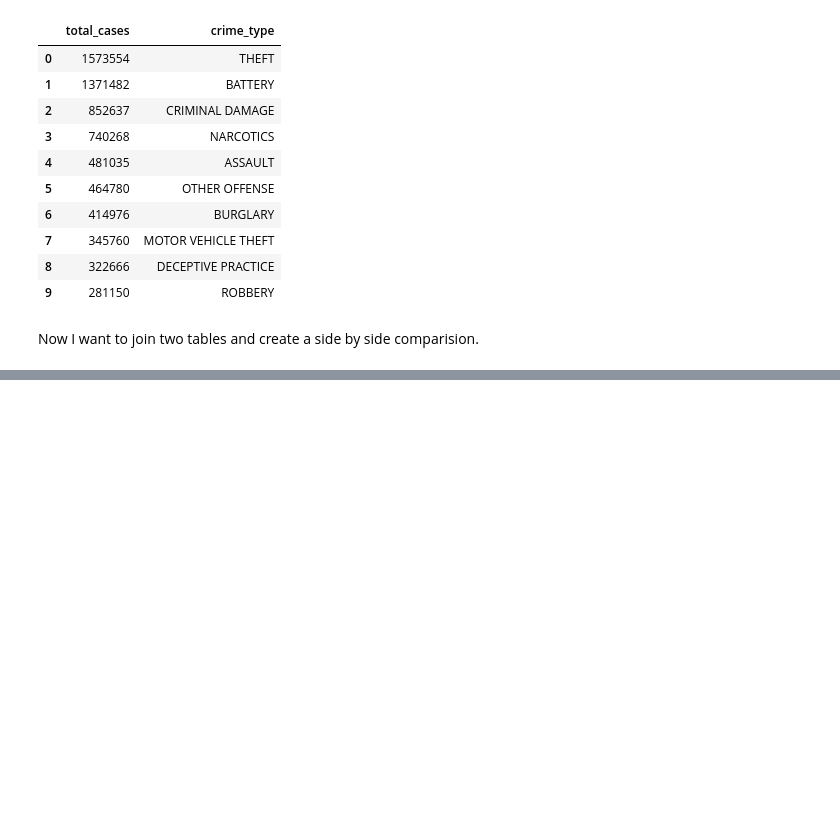
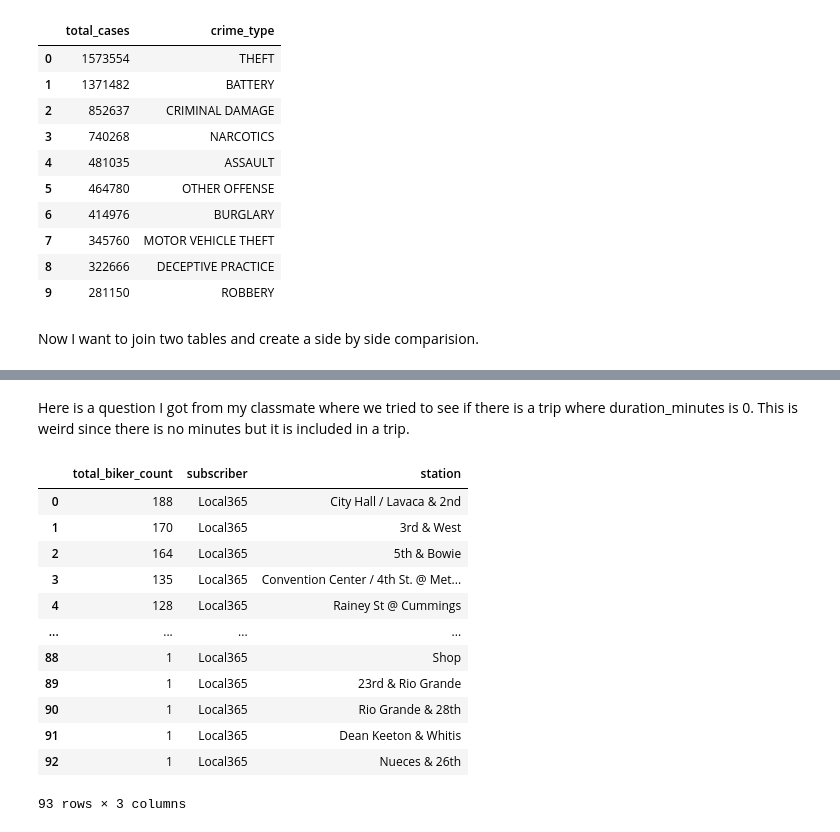
Before and after one commit to aayushbhurtel/Data_Visualization, a Jupyter notebook: Quiz7.ipynb, the cells around one changed output, grey strips where cells are left out. Cells and saved outputs as stored; diff of their text form; code cells hidden in the pictures; blank space fills up the shorter version.

```diff
--- a/Quiz7.ipynb
+++ b/Quiz7.ipynb
@@ -103,0 +131,23 @@ LIMIT 10
+# %% [markdown]
+Here is a question I got from my classmate where we tried to see if there is a trip where duration_minutes is 0. This is weird since there is no minutes but it is included in a trip.
+# %%
+%%bigquery --project data-viz-big-query
+SELECT COUNT(*) as total_biker_count, subscriber_type as subscriber, start_station_name as station
+FROM `bigquery-public-data.austin_bikeshare.bikeshare_trips`
+WHERE duration_minutes = 0 AND subscriber_type = "Local365"
+GROUP BY subscriber_type, station
+ORDER BY total_biker_count DESC
+# %% [output]
+|  | total_biker_count | subscriber | station |
+| 0 | 188 | Local365 | City Hall / Lavaca & 2nd |
+| 1 | 170 | Local365 | 3rd & West |
+| 2 | 164 | Local365 | 5th & Bowie |
+| 3 | 135 | Local365 | Convention Center / 4th St. @ Met... |
+| 4 | 128 | Local365 | Rainey St @ Cummings |
+| ... | ... | ... | ... |
+| 88 | 1 | Local365 | Shop |
+| 89 | 1 | Local365 | 23rd & Rio Grande |
+| 90 | 1 | Local365 | Rio Grande & 28th |
+| 91 | 1 | Local365 | Dean Keeton & Whitis |
+| 92 | 1 | Local365 | Nueces & 26th |
+93 rows × 3 columns
```
Also changed, not shown: parts of 4 cells of this notebook.
